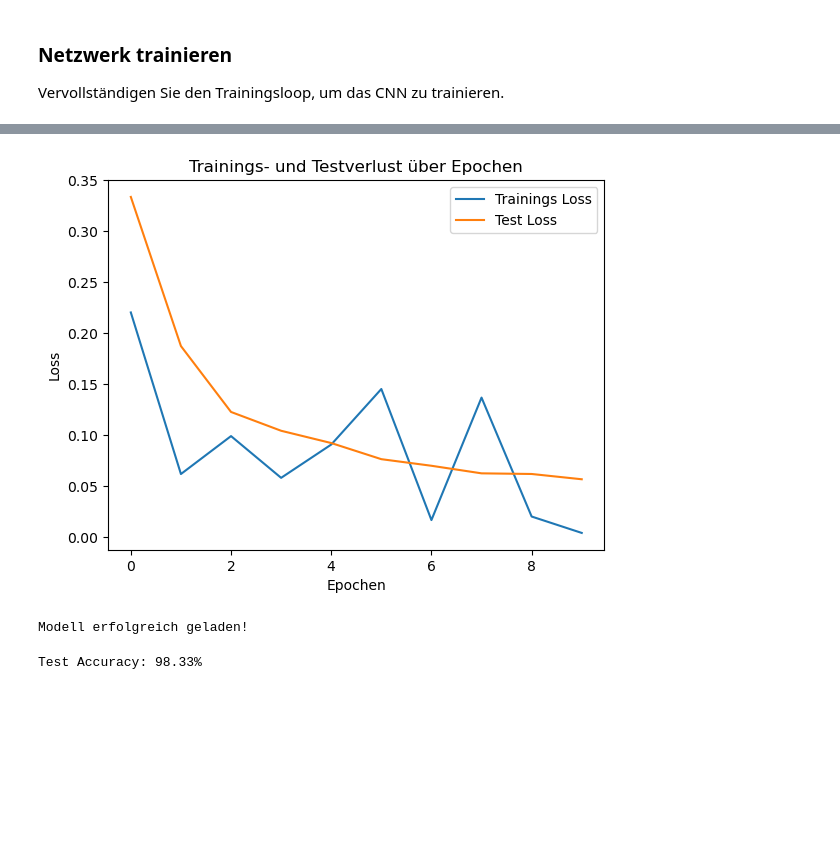
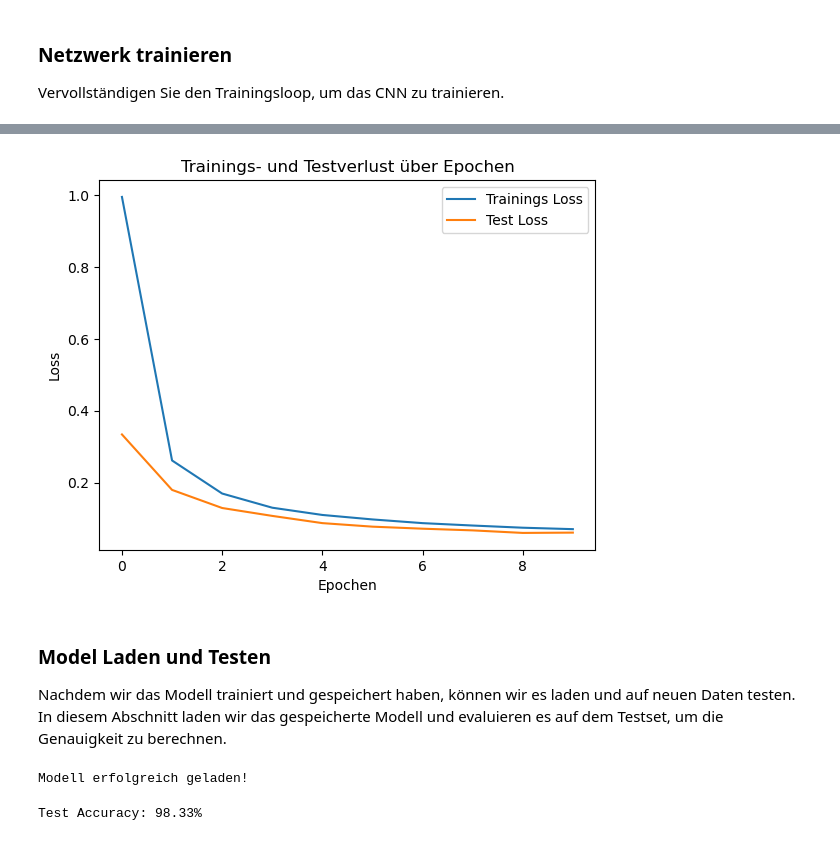
Before and after one commit to RouLee/praktikum_II_EF, a Jupyter notebook: 06_pytorch_convolution_mnist.ipynb, the cells around one changed output, grey strips where cells are left out. Cells and saved outputs as stored; diff of their text form; code cells hidden in the pictures; blank space fills up the shorter version.

```diff
--- a/06_pytorch_convolution_mnist.ipynb
+++ b/06_pytorch_convolution_mnist.ipynb
@@ -106,7 +118,5 @@ Die Daten sind in Trainings- und Testsets aufgeteilt.
 # %%
-# Damit wir die Bilder in einem CNN verwenden können, müssen wir die Bilder in Tensoren umwandeln. Wir erstellen deshalb eine neue Version des MNIST-Datensatzes, bei der die Bilder bereits in Tensoren umgewandelt wurden.
-# Für die Umwandlung verwenden wir die ToTensor-Transformation von torchvision, welche die Bilder in Tensoren umwandelt und die Pixelwerte normalisiert (0-255 -> 0-1).
-# Die Normalisierung ist wichtig, damit das Training stabiler und schneller lernt.
+# Damit wir die Bilder in einem CNN verwenden können, müssen wir die Bilder in Tensoren umwandeln.
 
 transform = torchvision.transforms.ToTensor()
 
@@ -114,7 +124,7 @@ mnist_transformed_train = torchvision.datasets.MNIST(root='datasets', train=True
 mnist_transformed_test = torchvision.datasets.MNIST(root='datasets', train=False, download=True, transform=transform)
 
 train_loader = DataLoader(mnist_transformed_train, batch_size=64, shuffle=True)
-test_loader = DataLoader(mnist_transformed_test, batch_size=64, shuffle=False)
+test_loader = DataLoader(mnist_transformed_test, batch_size=64, shuffle=True)
 # %% [markdown]
 ## Neural Network Architektur definieren
 # %% [markdown]
@@ -206,6 +254,8 @@ test_losses = []
 model.to(device)
 
 for epoch in range(max_num_epochs):
+    batch_train_losses = []
+    batch_test_losses = []
     for batch in train_loader:
         images, labels = batch
 
@@ -219,23 +269,26 @@ for epoch in range(max_num_epochs):
         train_loss = loss(outputs, labels)
         train_loss.backward()
         optimizer.step()
-
-    train_losses.append(train_loss.item())
+        batch_train_losses.append(train_loss.item())
 
     with torch.no_grad():
-        test_loss = 0
         for batch in test_loader:
             images, labels = batch
             images, labels = images.to(device), labels.to(device)
 
             outputs = model(images)
-            test_loss += loss(outputs, labels).item()
-    test_losses.append(test_loss / len(test_loader))
+            batch_test_losses.append(loss(outputs, labels).item())
 
-    print(f"Epoch {epoch}: Train Loss = {train_loss.item():.5f}, Test Loss = {test_loss / len(test_loader):.5f}")
+    training_loss = np.mean(batch_train_losses)
+    testing_loss = np.mean(batch_test_losses)
+    train_losses.append(training_loss)
+    test_losses.append(testing_loss)
 
-# Speichere das trainierte Modell
-torch.save(model.state_dict(), "mnist_cnn.pth")
+    print(f"Epoch {epoch}: Train Loss = {training_loss:.5f}, Test Loss = {testing_loss:.5f}")
+
+# Model speichern
+torch.save(model.state_dict(), 'mnist_cnn.pth')
+
 
 # Test und Trainingsverluste visualisieren
 plt.plot(train_losses, label='Trainings Loss')
@@ -259,11 +312,14 @@ Epoch 9: Train Loss = 0.00387, Test Loss = 0.05657
-[figure, old version]
+[figure, new version]
-# %%
-# Testen ob das File für das Modell existiert und das Modell geladen werden kann
-if os.path.exists("mnist_cnn.pth"):
-    model.load_state_dict(torch.load("mnist_cnn.pth"))
-    print("Modell erfolgreich geladen!")
-# %% [output]
-Modell erfolgreich geladen!
+# %% [markdown]
+### Model Laden und Testen
+Nachdem wir das Modell trainiert und gespeichert haben, können wir es laden und auf neuen Daten testen. In diesem Abschnitt laden wir das gespeicherte Modell und evaluieren es auf dem Testset, um die Genauigkeit zu berechnen.
+# %%
+# Testen ob das File für das Modell existiert und das Modell geladen werden kann
+if os.path.exists("mnist_cnn.pth"):
+    model.load_state_dict(torch.load("mnist_cnn.pth"))
+    print("Modell erfolgreich geladen!")
+# %% [output]
+Modell erfolgreich geladen!
 # %%
 # Berechne die Accuracy des Modells auf dem Testset
 correct = 0
```
Also changed, not shown: parts of 13 cells of this notebook.
